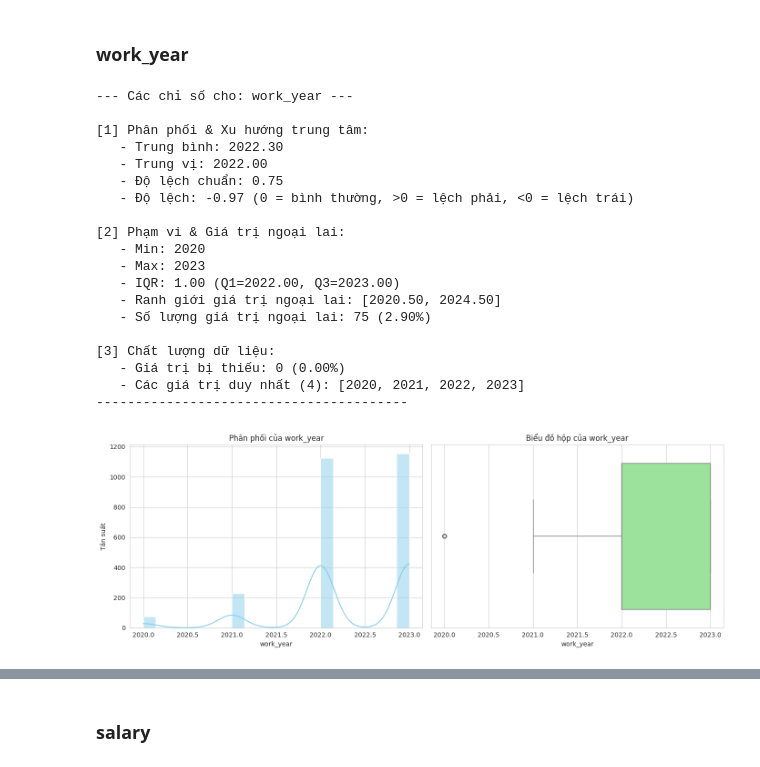
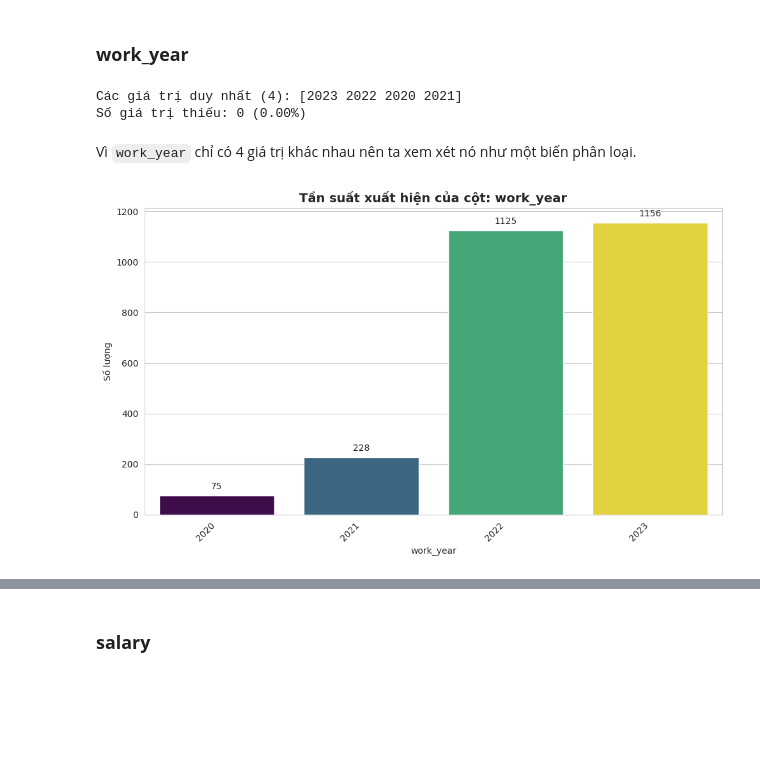
Before and after one commit to Trung0Minh/CSC17104_2025_Final_Project, a Jupyter notebook: DataScienceSalaries2023.ipynb, the cells around one changed output, grey strips where cells are left out. Drawn from its saved outputs; the diff is of its cells as text; code cells hidden in the pictures; blank space fills up the shorter version.

Commit message:
adjust: treat work_year and remote_ratio as categorical

```diff
--- a/DataScienceSalaries2023.ipynb
+++ b/DataScienceSalaries2023.ipynb
@@ -179,29 +179,21 @@ Danh sách các cột số:
 ['work_year', 'salary', 'salary_in_usd', 'remote_ratio']
 # %% [markdown]
 ### **work_year**
+# %%
+# In các giá trị duy nhất
+print(f"Các giá trị duy nhất ({df['work_year'].nunique()}): {df['work_year'].unique()}")
+
+# In các giá trị bị thiếu
+missing_values = df['work_year'].isnull().sum()
+print(f"Số giá trị thiếu: {missing_values} ({missing_values/len(df)*100:.2f}%)")
+# %% [output]
+Các giá trị duy nhất (4): [2023 2022 2020 2021]
+Số giá trị thiếu: 0 (0.00%)
+# %% [markdown]
+Vì `work_year` chỉ có 4 giá trị khác nhau nên ta xem xét nó như một biến phân loại.
 # %%
 # Phân tích và vẽ biểu đồ work_year
-dp.analyze_numerical_column_metrics(df, 'work_year')
-vis.plot_column_distribution(df, 'work_year')
+vis.plot_bar_count(df, 'work_year', sort_by_index=True)
 # %% [output]
---- Các chỉ số cho: work_year ---
-
-[1] Phân phối & Xu hướng trung tâm:
-   - Trung bình: 2022.30
-   - Trung vị: 2022.00
-   - Độ lệch chuẩn: 0.75
-   - Độ lệch: -0.97 (0 = bình thường, >0 = lệch phải, <0 = lệch trái)
-
-[2] Phạm vi & Giá trị ngoại lai:
-   - Min: 2020
-   - Max: 2023
-   - IQR: 1.00 (Q1=2022.00, Q3=2023.00)
-   - Ranh giới giá trị ngoại lai: [2020.50, 2024.50]
-   - Số lượng giá trị ngoại lai: 75 (2.90%)
-
-[3] Chất lượng dữ liệu:
-   - Giá trị bị thiếu: 0 (0.00%)
-   - Các giá trị duy nhất (4): [2020, 2021, 2022, 2023]
-----------------------------------------
-[figure, old version]
+[figure, new version]
 # %% [markdown]
```
Also changed, not shown: parts of 12 cells of this notebook, 2 other files.
